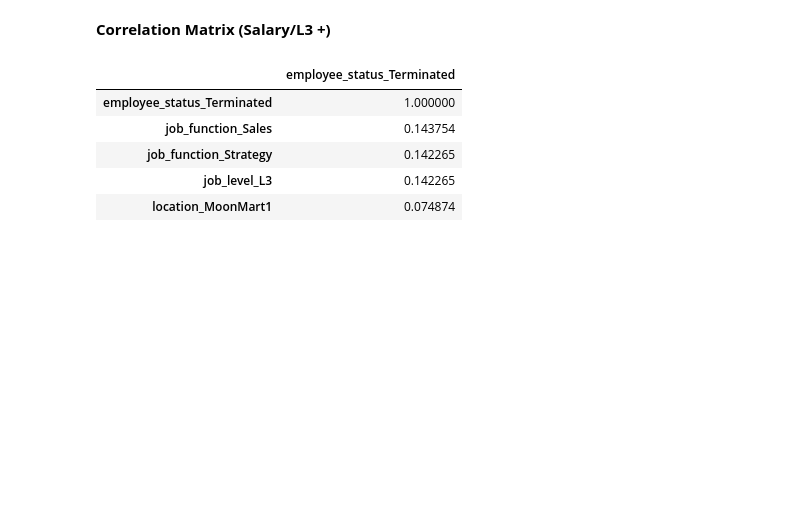
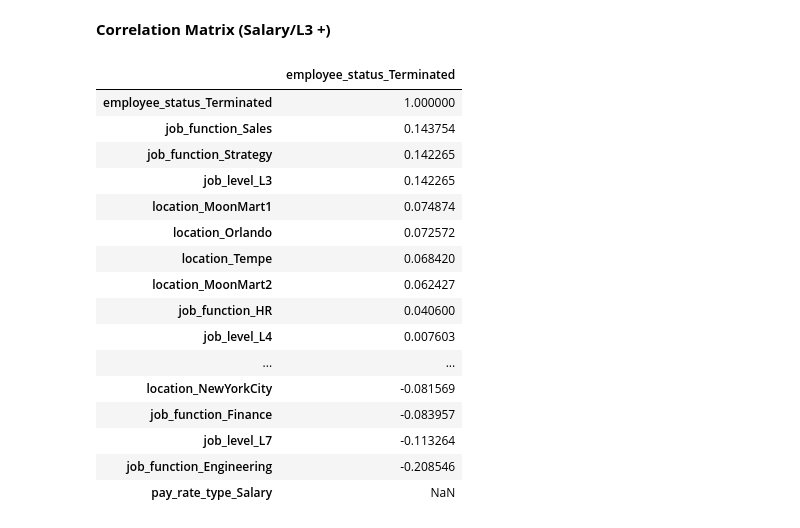
Before and after one commit to couch2coders/DoorDash, a Jupyter notebook: Code Files/Data Prep.ipynb, the cells around one changed output. Cells and saved outputs as stored; diff of their text form; code cells hidden in the pictures; blank space fills up the shorter version.

```diff
--- a/Code Files/Data Prep.ipynb
+++ b/Code Files/Data Prep.ipynb
@@ -296,19 +305,30 @@ df_corr2[['pay_rate_type_Hourly','job_function_Strategy','job_level_L2','locatio
 # %%
 #looking at terminated employees for L3 + associates
 df_corr_sal = df_corr[df_corr['job_level'] > 'L2']
 
 ##redoing one hot encoding
 df_corr_sal2 = pd.get_dummies(df_corr_sal, \
                               columns=['employee_status','job_function', 'pay_rate_type', 'location','job_level'], drop_first=False)
 ##getting correlation matrix & dropping irrelvant columns
 corr_sal = df_corr_sal2.drop(columns = ['effective_date','employee_id','employee_status_Active']).corr()
 
 ##new correlation matrix
-corr_sal[['employee_status_Terminated']].sort_values(by = 'employee_status_Terminated',ascending = False).head(5)
+corr_sal[['employee_status_Terminated']].sort_values(by = 'employee_status_Terminated',ascending = False)
 # %% [output]
 |  | employee_status_Terminated |
 | employee_status_Terminated | 1.000000 |
 | job_function_Sales | 0.143754 |
 | job_function_Strategy | 0.142265 |
 | job_level_L3 | 0.142265 |
 | location_MoonMart1 | 0.074874 |
+| location_Orlando | 0.072572 |
+| location_Tempe | 0.068420 |
+| location_MoonMart2 | 0.062427 |
+| job_function_HR | 0.040600 |
+| job_level_L4 | 0.007603 |
+| ... | ... |
+| location_NewYorkCity | -0.081569 |
+| job_function_Finance | -0.083957 |
+| job_level_L7 | -0.113264 |
+| job_function_Engineering | -0.208546 |
+| pay_rate_type_Salary | NaN |
```
Also changed, not shown: parts of 5 cells of this notebook, 2 other files.
